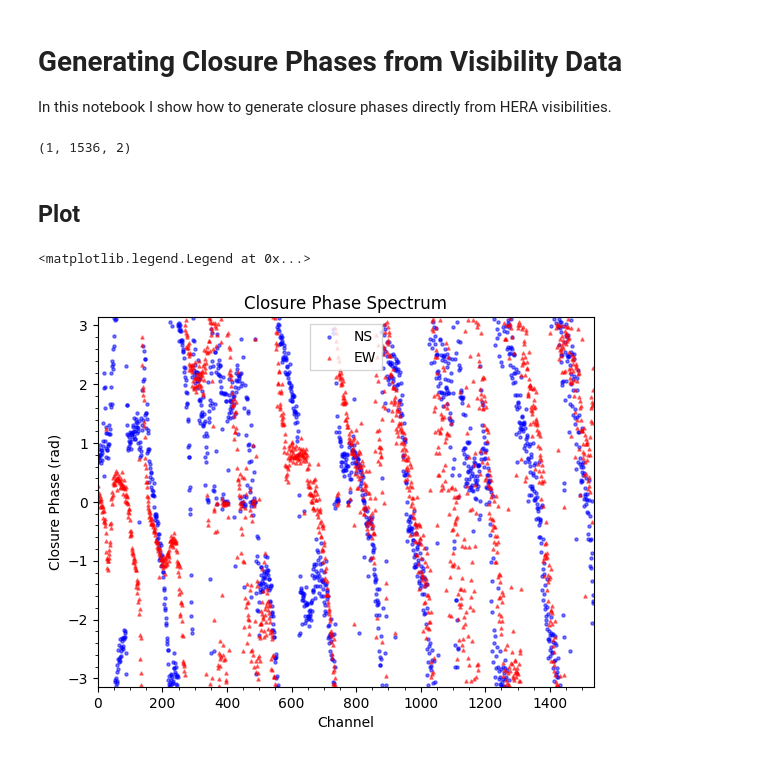
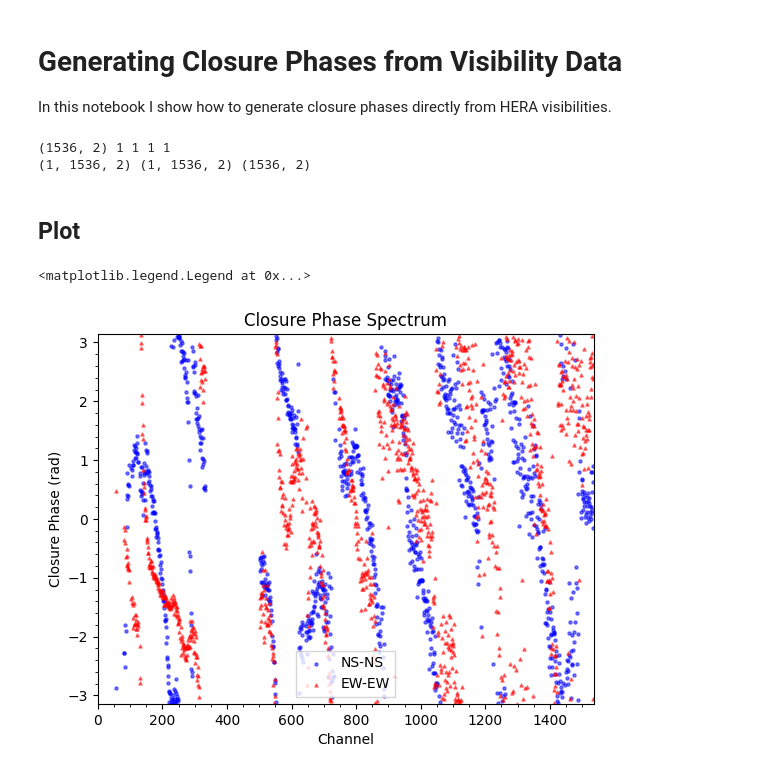
Before and after one commit to pm-keller/hera_closure_h6c, a Jupyter notebook: nbooks/vis2cp.ipynb, the cells around one changed output. Cells and saved outputs as stored; diff of their text form; code cells hidden in the pictures.

```diff
--- a/nbooks/vis2cp.ipynb
+++ b/nbooks/vis2cp.ipynb
@@ -13,42 +15,52 @@ import matplotlib.pyplot as plt
 # %%
 # path to HERA uvh5 file
 visfile = "/lustre/aoc/projects/hera/pkeller/data/H6C/tmp/2459862/zen.2459862.59668.sum.uvh5"
+fldir = "/lustre/aoc/projects/hera/h6c-analysis/IDR2/"
+
+antfpath = os.path.join(fldir, "2459862", "zen.2459862.59668.sum.antenna_flags.h5")
+wfpath = os.path.join(fldir, "2459862", "zen.2459862.59668.sum.flag_waterfall.h5")
 
 # time index
 time_idx = 0
 
 # read uvh5
 f = h5py.File(visfile, "r+")
+antf = h5py.File(antfpath, "r")
+wff = h5py.File(wfpath, "r")
 
 # generate closure phase data. This takes about 90 s for one triad.
-cp = clquants.closurePh(f, time_idx, trlist=[[7, 8, 19],])
+cp = clquants.closurePh(f, time_idx, trlist=[[5, 16, 17]], antf=antf, wff=wff)
 
 # 1 triad, 1536 channels, 2 polarisations
-print(cp["phase"].shape)
+print(cp["phase"].shape, cp["flags"].shape, cp["wf"].shape)
 # %% [output]
-(1, 1536, 2)
+(1536, 2) 1 1 1 1
+(1, 1536, 2) (1, 1536, 2) (1536, 2)
+# %%
+wf = np.repeat(np.expand_dims(cp["wf"], axis=0), cp["phase"].shape[0], axis=0)
+cph = np.ma.array(cp["phase"], mask=cp["flags"] | wf)
 # %% [markdown]
 ## Plot
 # %%
-channels = np.arange(cp["phase"].shape[1])
+channels = np.arange(cph.shape[1])
 
 plt.title("Closure Phase Spectrum")
 
 # NS-NS polarisation product
-plt.scatter(channels, cp["phase"][0, ..., 0], alpha=0.5, color="b", marker="o", s=5, label="NS-NS")
+plt.scatter(channels, cph[0, ..., 0], alpha=0.5, color="b", marker="o", s=5, label="NS-NS")
 
 # EW-EW polarisation product
-plt.scatter(channels, cp["phase"][0, ..., 1], alpha=0.5, color="r", marker="^", s=5, label="EW-EW")
+plt.scatter(channels, cph[0, ..., 1], alpha=0.5, color="r", marker="^", s=5, label="EW-EW")
 
 # axis limits
-plt.xlim([0, cp["phase"].shape[1]])
+plt.xlim([0, cph.shape[1]])
 plt.ylim([-np.pi, np.pi])
 
 plt.xlabel("Channel")
 plt.ylabel("Closure Phase (rad)")
 
 plt.minorticks_on()
 plt.legend(fancybox=False)
 # %% [output]
 <matplotlib.legend.Legend at 0x...>
-[figure, old version]
+[figure, new version]
```
Also changed, not shown: parts of 1 cell of this notebook.
